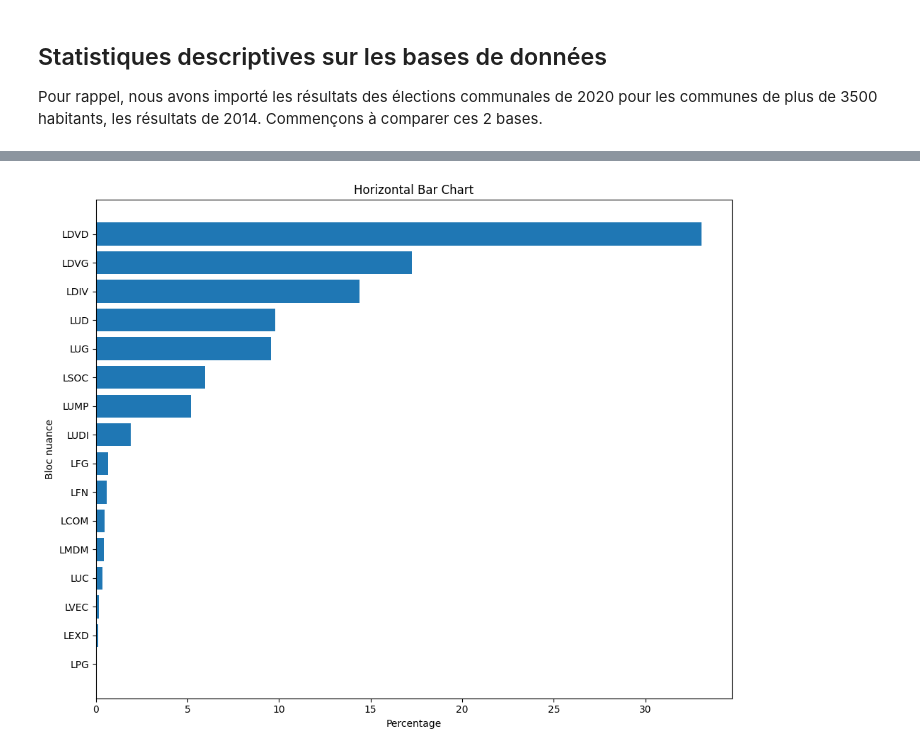
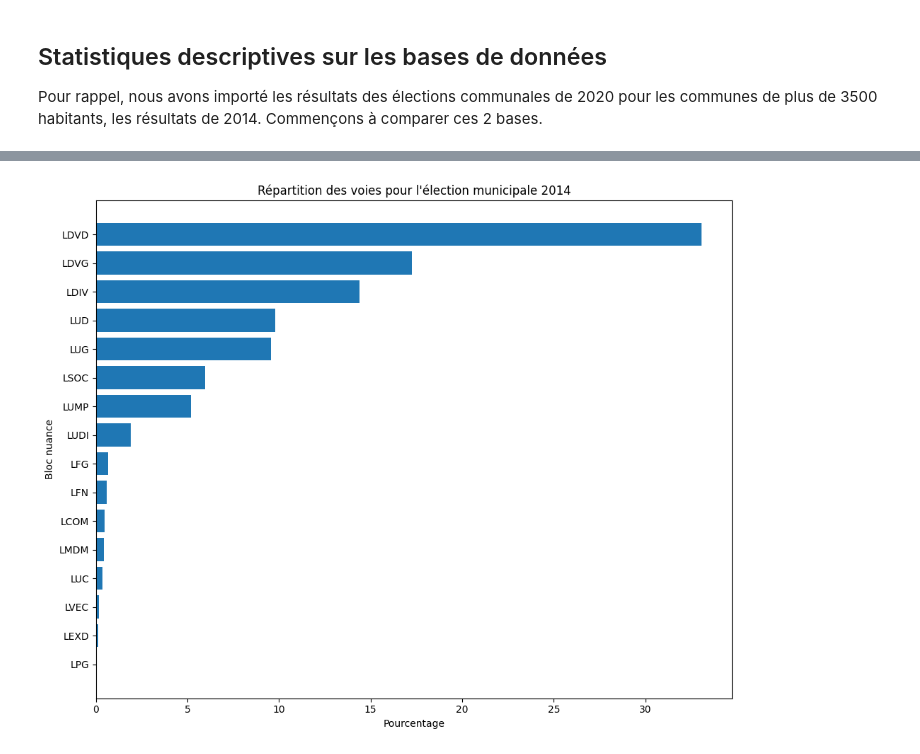
Before and after one commit to romainratajczyk/ENSAE-S1-Python-Project, a Jupyter notebook: Data formatting.ipynb, the cells around one changed output, grey strips where cells are left out. Drawn from its saved outputs; the diff is of its cells as text; code cells hidden in the pictures.

```diff
--- a/Data formatting.ipynb
+++ b/Data formatting.ipynb
@@ -270,13 +251,16 @@ Name: proportion, dtype: float64
 # %%
+counts_2014 = winners_2014['Code Nuance'].value_counts(normalize=True) * 100
+counts_2014 = counts_2014.sort_values(ascending=True)
+
 fig, ax = plt.subplots(figsize=(10, 8))
 
-ax.barh(counts_2014.index, counts_2014.values)
+ax.barh(counts_2014.index, counts_2014.values, label="2014")
 
-ax.set_xlabel("Percentage")
+ax.set_xlabel("Pourcentage")
 ax.set_ylabel("Bloc nuance")
-ax.set_title("Horizontal Bar Chart")
+ax.set_title("Répartition des voies pour l'élection municipale 2014")
 
 plt.tight_layout()
 plt.show()
 # %% [output]
-[figure, old version]
+[figure, new version]
```
Also changed, not shown: parts of 5 cells of this notebook.
